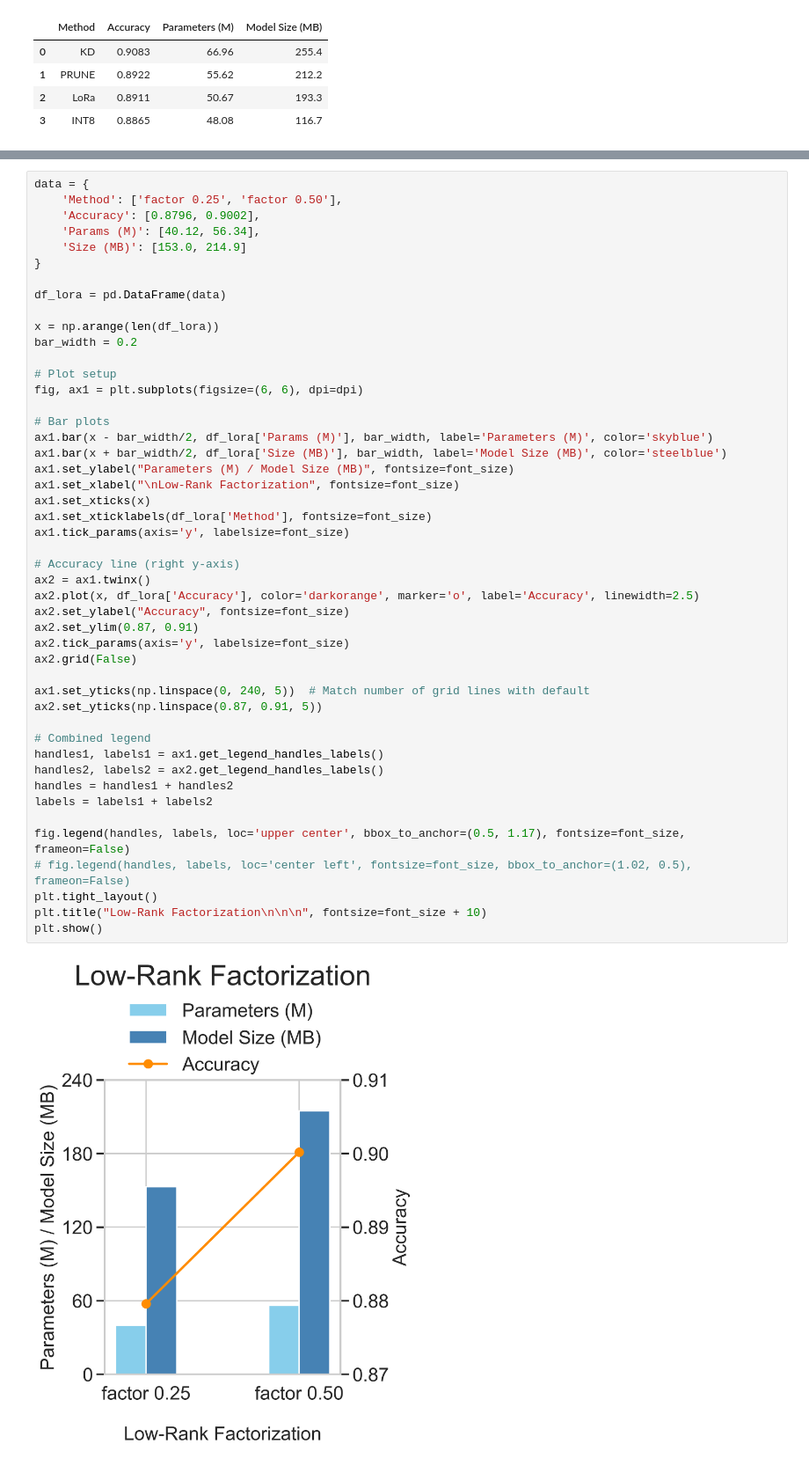
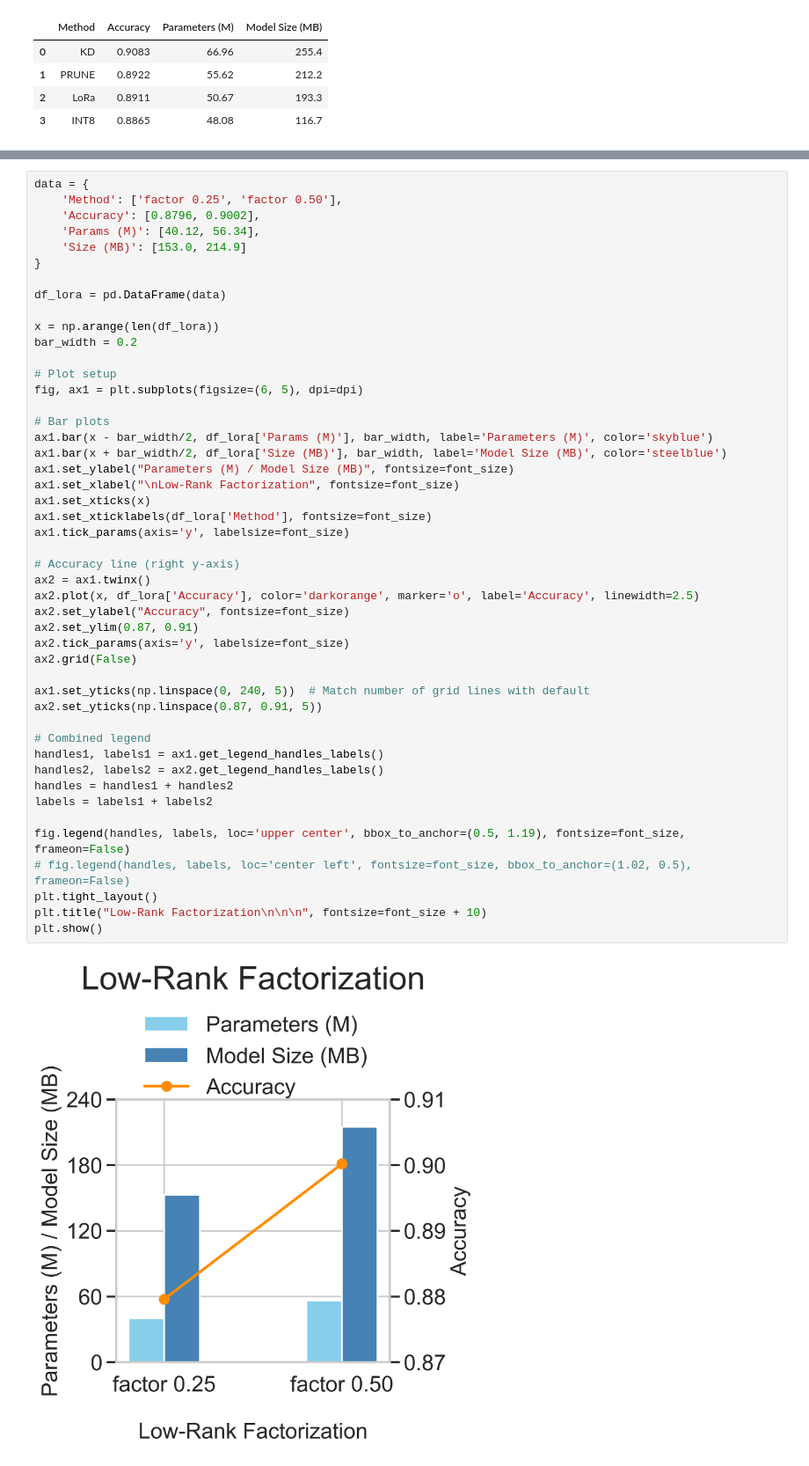
Before and after one commit to MaxZhao0325/model-compression-lab, a Jupyter notebook: visualizations/bert.ipynb, the cells around one changed output, grey strips where cells are left out. Shown at 88% size. Saved outputs shown, nothing was run; the diff lists cells and outputs as text.

Commit message:
add graphs for poster

```diff
--- a/visualizations/bert.ipynb
+++ b/visualizations/bert.ipynb
@@ -145,38 +145,38 @@ x = np.arange(len(df_lora))
 bar_width = 0.2
 
 # Plot setup
-fig, ax1 = plt.subplots(figsize=(6, 6), dpi=dpi)
+fig, ax1 = plt.subplots(figsize=(6, 5), dpi=dpi)
 
 # Bar plots
 ax1.bar(x - bar_width/2, df_lora['Params (M)'], bar_width, label='Parameters (M)', color='skyblue')
 ax1.bar(x + bar_width/2, df_lora['Size (MB)'], bar_width, label='Model Size (MB)', color='steelblue')
 ax1.set_ylabel("Parameters (M) / Model Size (MB)", fontsize=font_size)
 ax1.set_xlabel("\nLow-Rank Factorization", fontsize=font_size)
 ax1.set_xticks(x)
 ax1.set_xticklabels(df_lora['Method'], fontsize=font_size)
 ax1.tick_params(axis='y', labelsize=font_size)
 
 # Accuracy line (right y-axis)
 ax2 = ax1.twinx()
 ax2.plot(x, df_lora['Accuracy'], color='darkorange', marker='o', label='Accuracy', linewidth=2.5)
 ax2.set_ylabel("Accuracy", fontsize=font_size)
 ax2.set_ylim(0.87, 0.91)
 ax2.tick_params(axis='y', labelsize=font_size)
 ax2.grid(False)
 
 ax1.set_yticks(np.linspace(0, 240, 5))  # Match number of grid lines with default
 ax2.set_yticks(np.linspace(0.87, 0.91, 5))
 
 # Combined legend
 handles1, labels1 = ax1.get_legend_handles_labels()
 handles2, labels2 = ax2.get_legend_handles_labels()
 handles = handles1 + handles2
 labels = labels1 + labels2
 
-fig.legend(handles, labels, loc='upper center', bbox_to_anchor=(0.5, 1.17), fontsize=font_size, frameon=False)
+fig.legend(handles, labels, loc='upper center', bbox_to_anchor=(0.5, 1.19), fontsize=font_size, frameon=False)
 # fig.legend(handles, labels, loc='center left', fontsize=font_size, bbox_to_anchor=(1.02, 0.5), frameon=False)
 plt.tight_layout()
 plt.title("Low-Rank Factorization\n\n\n", fontsize=font_size + 10)
 plt.show()
 # %% [output]
-[figure, old version]
+[figure, new version]
```
Also changed, not shown: 1 other file.
